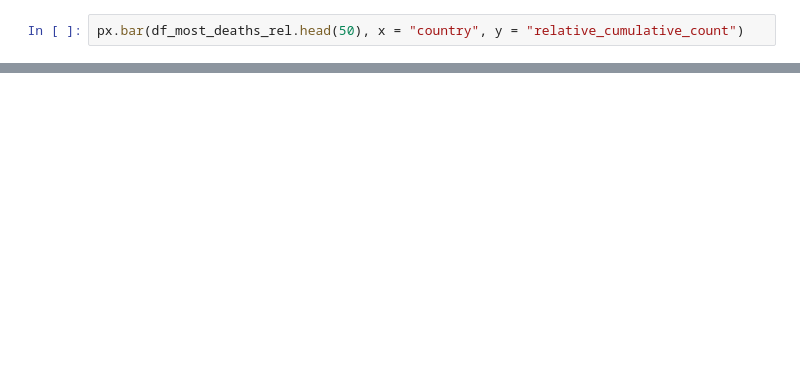
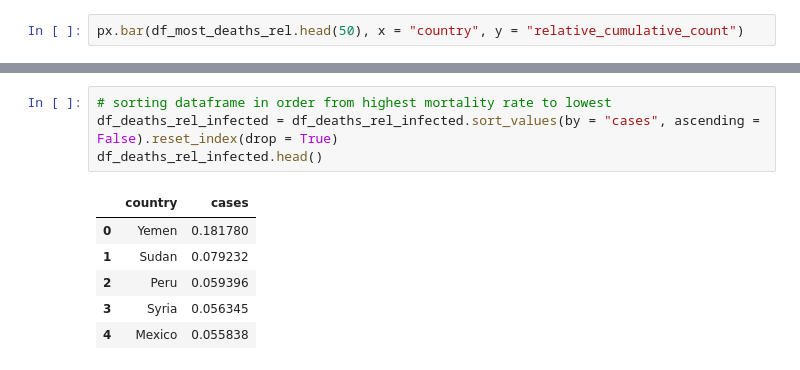
Before and after one commit to Andreas-Svensson/data_processing, a Jupyter notebook: Laboration_Covid19/E4_Data_KPI_Analysis_Globally.ipynb, the cells around one changed output, grey strips where cells are left out. Drawn from its saved outputs; the diff is of its cells as text; blank space fills up the shorter version.

```diff
--- a/Laboration_Covid19/E4_Data_KPI_Analysis_Globally.ipynb
+++ b/Laboration_Covid19/E4_Data_KPI_Analysis_Globally.ipynb
@@ -119,0 +144,11 @@ px.bar(df_most_deaths_rel.head(50), x = "country", y = "relative_cumulative_coun
+# %%
+# sorting dataframe in order from highest mortality rate to lowest
+df_deaths_rel_infected = df_deaths_rel_infected.sort_values(by = "cases", ascending = False).reset_index(drop = True)
+df_deaths_rel_infected.head()
+# %% [output]
+|  | country | cases |
+| 0 | Yemen | 0.181780 |
+| 1 | Sudan | 0.079232 |
+| 2 | Peru | 0.059396 |
+| 3 | Syria | 0.056345 |
+| 4 | Mexico | 0.055838 |
```
Also changed, not shown: parts of 8 cells of this notebook.
